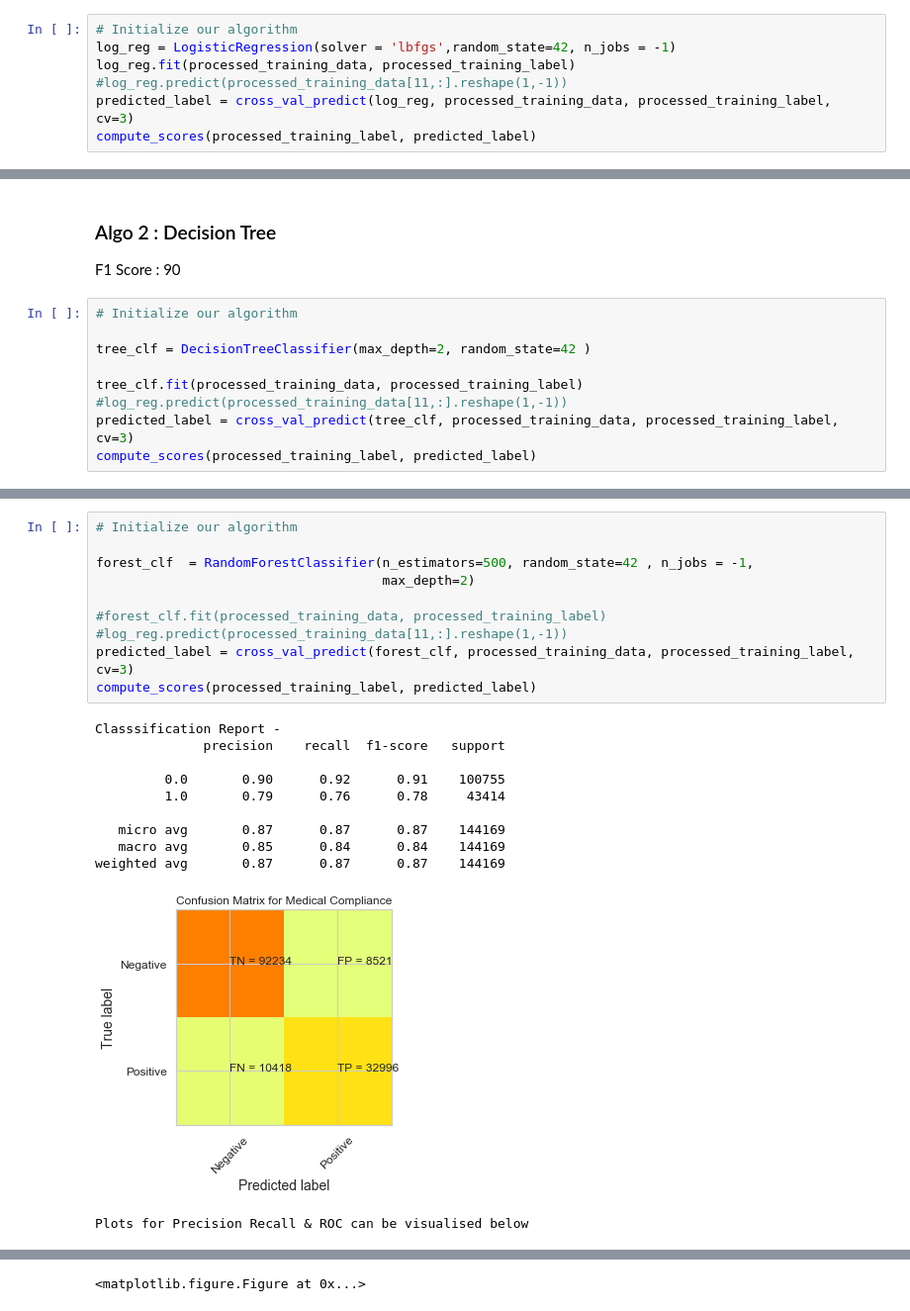
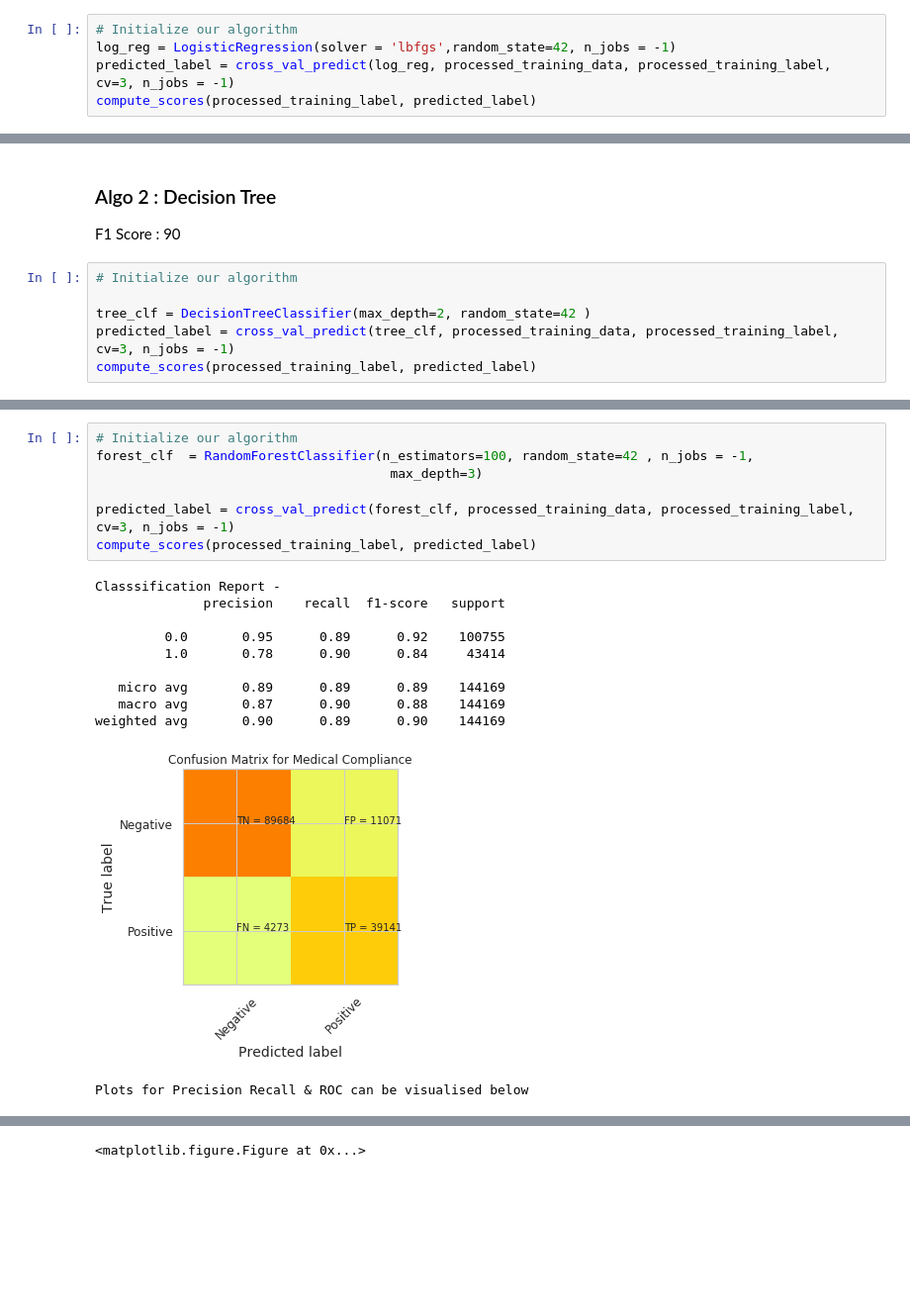
Before and after one commit to amitbcp/machine_learning_problems, a Jupyter notebook: scikit-learn/medical_adherence_prediction.ipynb, the cells around one changed output, grey strips where cells are left out. Shown at 99% size. Saved outputs shown, nothing was run; the diff lists cells and outputs as text; blank space fills up the shorter version.

```diff
--- a/scikit-learn/medical_adherence_prediction.ipynb
+++ b/scikit-learn/medical_adherence_prediction.ipynb
@@ -446,9 +456,7 @@ F1 Score :  88
 # %%
 # Initialize our algorithm
 log_reg = LogisticRegression(solver = 'lbfgs',random_state=42, n_jobs = -1)
-log_reg.fit(processed_training_data, processed_training_label)
-#log_reg.predict(processed_training_data[11,:].reshape(1,-1))
-predicted_label = cross_val_predict(log_reg, processed_training_data, processed_training_label, cv=3)
+predicted_label = cross_val_predict(log_reg, processed_training_data, processed_training_label, cv=3, n_jobs = -1)
 compute_scores(processed_training_label, predicted_label)
 # %% [output]
 Classsification Report -
@@ -473,10 +494,7 @@ F1 Score :  90
 # Initialize our algorithm
 
 tree_clf = DecisionTreeClassifier(max_depth=2, random_state=42 )
-
-tree_clf.fit(processed_training_data, processed_training_label)
-#log_reg.predict(processed_training_data[11,:].reshape(1,-1))
-predicted_label = cross_val_predict(tree_clf, processed_training_data, processed_training_label, cv=3)
+predicted_label = cross_val_predict(tree_clf, processed_training_data, processed_training_label, cv=3, n_jobs = -1)
 compute_scores(processed_training_label, predicted_label)
 # %% [output]
 Classsification Report -
@@ -509,22 +532,19 @@ F1 Score :  9
 # %%
 # Initialize our algorithm
+forest_clf  = RandomForestClassifier(n_estimators=100, random_state=42 , n_jobs = -1,
+                                      max_depth=3)
 
-forest_clf  = RandomForestClassifier(n_estimators=500, random_state=42 , n_jobs = -1,
-                                     max_depth=2)
-
-#forest_clf.fit(processed_training_data, processed_training_label)
-#log_reg.predict(processed_training_data[11,:].reshape(1,-1))
-predicted_label = cross_val_predict(forest_clf, processed_training_data, processed_training_label, cv=3)
+predicted_label = cross_val_predict(forest_clf, processed_training_data, processed_training_label, cv=3, n_jobs = -1)
 compute_scores(processed_training_label, predicted_label)
 # %% [output]
 Classsification Report -
               precision    recall  f1-score   support
 
-         0.0       0.90      0.92      0.91    100755
-         1.0       0.79      0.76      0.78     43414
+         0.0       0.95      0.89      0.92    100755
+         1.0       0.78      0.90      0.84     43414
 
-   micro avg       0.87      0.87      0.87    144169
-   macro avg       0.85      0.84      0.84    144169
-weighted avg       0.87      0.87      0.87    144169
+   micro avg       0.89      0.89      0.89    144169
+   macro avg       0.87      0.90      0.88    144169
+weighted avg       0.90      0.89      0.90    144169
-[figure, old version]
+[figure, new version]
 Plots for Precision Recall & ROC can be visualised below
```
Also changed, not shown: parts of 34 cells of this notebook.
